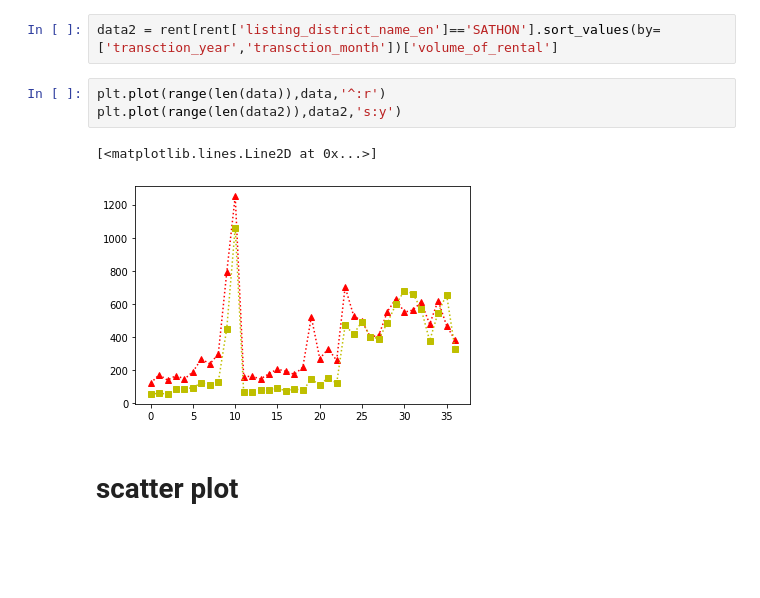
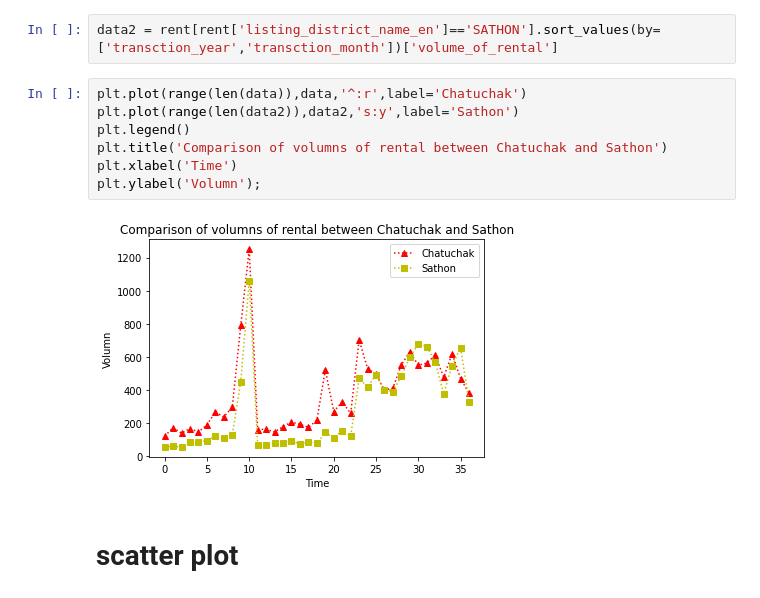
Before and after one commit to tohnperfect/DPDM65, a Jupyter notebook: pandas101.ipynb, the cells around one changed output. Saved outputs shown, nothing was run; the diff lists cells and outputs as text; blank space fills up the shorter version.

```diff
--- a/pandas101.ipynb
+++ b/pandas101.ipynb
@@ -497,11 +497,14 @@ rent[rent['listing_district_name_en']=='SATHON'].sort_values(by=['transction_yea
 # %%
 data2 = rent[rent['listing_district_name_en']=='SATHON'].sort_values(by=['transction_year','transction_month'])['volume_of_rental']
 # %%
-plt.plot(range(len(data)),data,'^:r')
-plt.plot(range(len(data2)),data2,'s:y')
+plt.plot(range(len(data)),data,'^:r',label='Chatuchak')
+plt.plot(range(len(data2)),data2,'s:y',label='Sathon')
+plt.legend()
+plt.title('Comparison of volumns of rental between Chatuchak and Sathon')
+plt.xlabel('Time')
+plt.ylabel('Volumn');
 # %% [output]
-[<matplotlib.lines.Line2D at 0x...>]
-[figure, old version]
+[figure, new version]
 # %% [markdown]
 # scatter plot
 # %%
```
Also changed, not shown: parts of 10 cells of this notebook.
